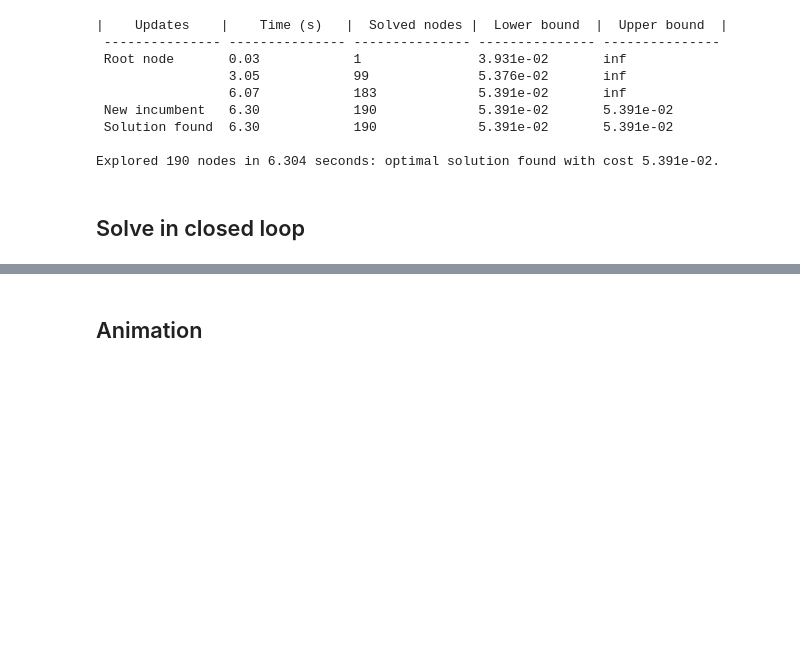
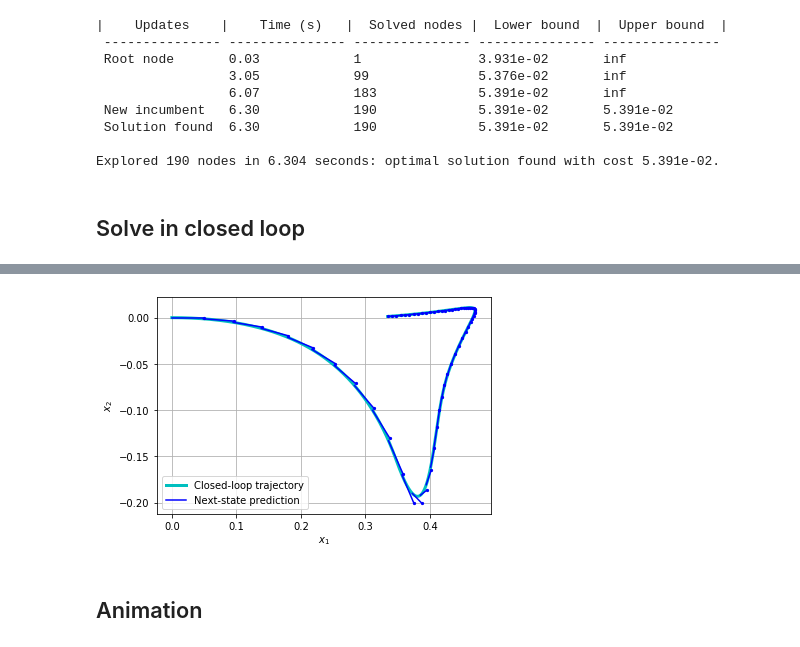
Before and after one commit to TobiaMarcucci/warm-start-hybrid-mpc, a Jupyter notebook: notebooks/cart_pole_with_walls/cart_pole_with_walls.ipynb, the cells around one changed output, grey strips where cells are left out. Drawn from its saved outputs; the diff is of its cells as text; code cells hidden in the pictures; blank space fills up the shorter version.

```diff
--- a/notebooks/cart_pole_with_walls/cart_pole_with_walls.ipynb
+++ b/notebooks/cart_pole_with_walls/cart_pole_with_walls.ipynb
@@ -79,7 +81,7 @@ x0 = np.array([0., 0., 1., 0.])
 solution, leaves = controller.feedforward(
     x0,
     draw_label='Cart pole with walls'
-)
+)[:2]
 # %% [output]
 |    Updates    |    Time (s)   |  Solved nodes |  Lower bound  |  Upper bound  |
  --------------- --------------- --------------- --------------- ---------------
@@ -216,3 +226,42 @@ KeyboardInterrupt:
+# %%
+indices =  [0,1]
+fig = plt.figure()
+
+plt.plot(
+    [xt[indices[0]] for xt in x_sim],
+    [xt[indices[1]] for xt in x_sim],
+    color='c',
+    label='Closed-loop trajectory',
+    linewidth=3
+)
+
+for t in range(T_sim):
+    label = 'Next-state prediction'
+    if t > 0:
+        label=None
+    plt.plot(
+        [x_true[t][indices[0]], x_predicted[t][indices[0]]],
+        [x_true[t][indices[1]], x_predicted[t][indices[1]]],
+        c='b',
+        label=label
+    )
+    plt.scatter(
+        [x_predicted[t][indices[0]]],
+        [x_predicted[t][indices[1]]],
+        c='b',
+        marker='o',
+        s=5,
+        zorder=3
+    )
+plt.xlabel(r'$x_%d$'%(indices[0]+1))
+plt.ylabel(r'$x_%d$'%(indices[1]+1))
+# ax.set_zlabel(r'Solved QPs')
+plt.legend()
+plt.grid(True)
+# plt.show()
+plt.savefig('error_soft.pdf')
+# %% [output]
+[figure, added]
 # %% [markdown]
 ## Animation
 # %%
```
Also changed, not shown: parts of 4 cells of this notebook, 12 other files.
